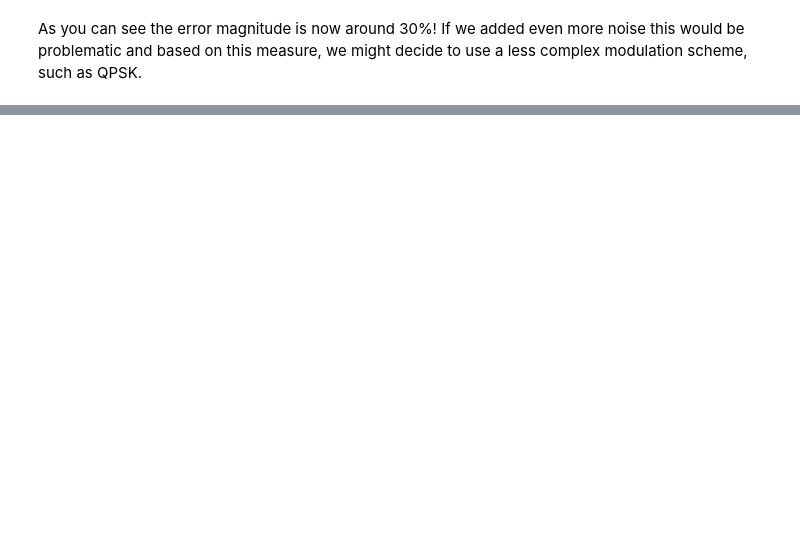
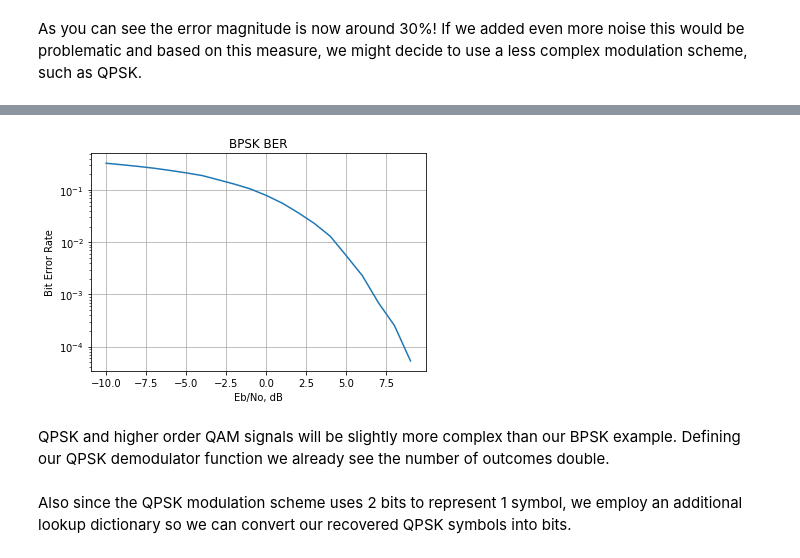
Before and after one commit to strath-sdr/dsp_notebooks, a Jupyter notebook: notebooks/BasebandModulation.ipynb, the cells around one changed output, grey strips where cells are left out. Cells and saved outputs as stored; diff of their text form; code cells hidden in the pictures; blank space fills up the shorter version.

```diff
--- a/notebooks/BasebandModulation.ipynb
+++ b/notebooks/BasebandModulation.ipynb
@@ -258,0 +259,11 @@ As you can see the error magnitude is now around 30%! If we added even more nois
+# %%
+def bpsk_demodulate(symbols):
+    demodded = [None]*len(symbols)
+
+    for i, symbol in enumerate(symbols):
+        if symbol.real >= 0:
+            demodded[i] = 1
+        else:
+            demodded[i] = 0
+
+    return np.array(demodded)
@@ -258,0 +276,29 @@ As you can see the error magnitude is now around 30%! If we added even more nois
+# %%
+ebno_range = np.arange(-10,10)
+ber_bpsk = []
+
+for ebno in ebno_range:
+    # Generate random bits
+    bits_tx = np.random.randint(0,2,75000)
+
+    # Map our bits to BPSK symbols
+    bpsk_symbols = [bpsk_scheme[i] for i in bits_tx]
+
+    # Pass symbols through awgn channel
+    bpsk_symbols_tx = awgn(bpsk_symbols, ebno)
+
+    # Recover bits from noisy constellations
+    bits_rx = bpsk_demodulate(bpsk_symbols_tx)
+
+    # Calculate BER and append to list
+    ber_bpsk.append((len(bits_tx)-sum(bits_rx==bits_tx))/len(bits_tx))
+
+plt.semilogy(ebno_range,ber_bpsk)
+plt.xlabel('Eb/No, dB')
+plt.ylabel('Bit Error Rate')
+plt.title('BPSK BER')
+plt.grid()
+# %% [output]
+[figure, added]
+# %% [markdown]
+QPSK and higher order QAM signals will be slightly more complex than our BPSK example. Defining our QPSK demodulator function we already see the number of outcomes double.
@@ -258,0 +322,2 @@ As you can see the error magnitude is now around 30%! If we added even more nois
+# %% [markdown]
+Also since the QPSK modulation scheme uses 2 bits to represent 1 symbol, we employ an additional lookup dictionary so we can convert our recovered QPSK symbols into bits.
```
Also changed, not shown: parts of 26 cells of this notebook.
